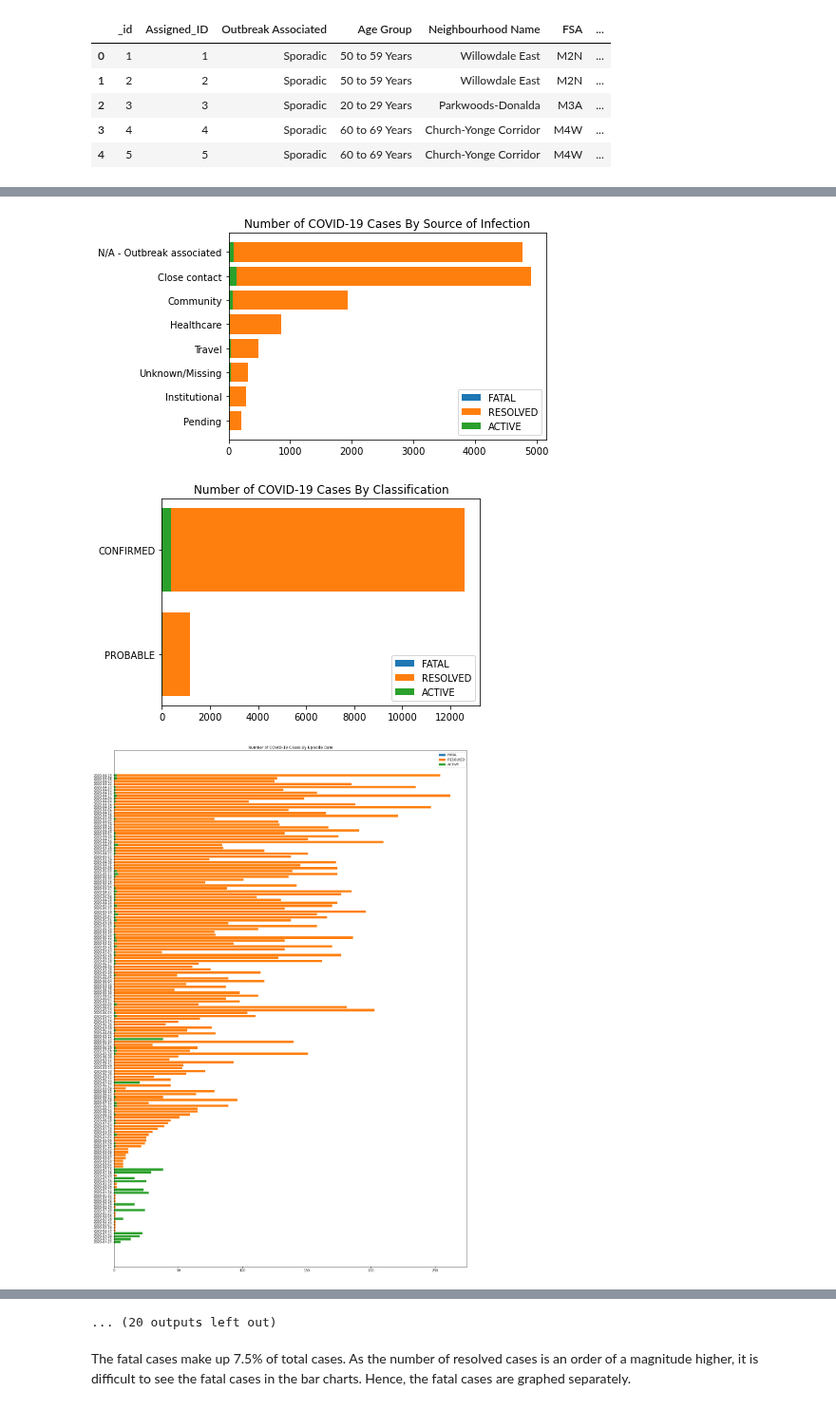
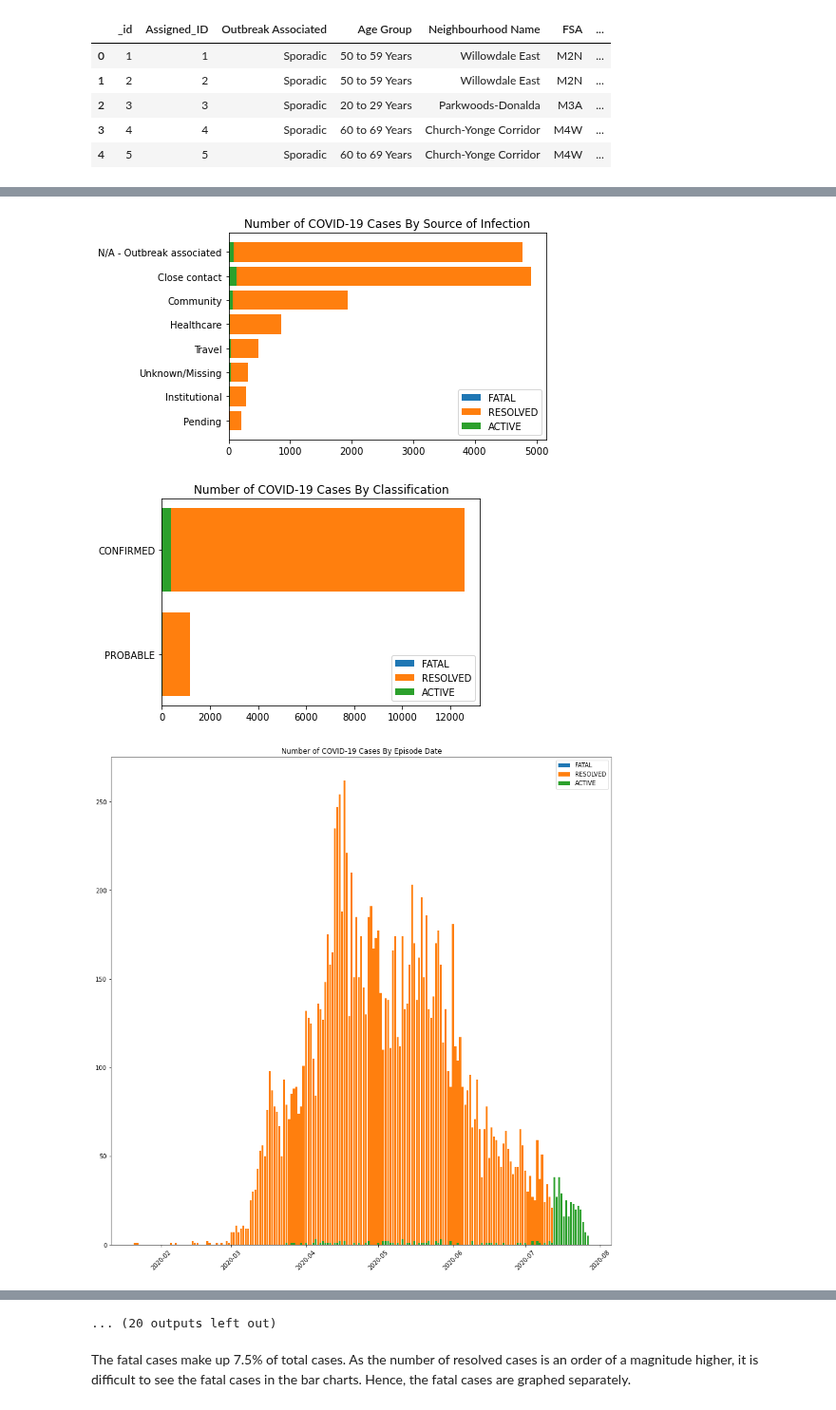
Before and after one commit to adrienne-siu/toronto_covid-19_cases_project, a Jupyter notebook: toronto_covid_notebook.ipynb, the cells around one changed output, grey strips where cells are left out. Shown at 95% size. Drawn from its saved outputs; the diff is of its cells as text; code cells hidden in the pictures.

Commit message:
Dates sorted for bar plots.

```diff
--- a/toronto_covid_notebook.ipynb
+++ b/toronto_covid_notebook.ipynb
@@ -54,3 +86,27 @@ covid_data.head()
+# %%
+# Change Episode Date and Reported Date columns to datetimes
+covid_data = change_to_datetime(covid_data)
+
+#covid_data['Episode Date'].dt.strftime('%m')
+
+
+
+# date_obj = ['str']*len(covid_data['Episode Date'])
+# for i in range(len(covid_data['Episode Date'])):
+#     #print(i)
+#     date_obj[i] = dt.strptime(covid_data['Episode Date'][i], '%Y-%m-%d')
+
+# entry, entry_vc = get_filtered_entries_and_value_counts_from_column('Outcome', 'Outcome', 'FATAL')
+
+# fig = plt.figure(figsize=(20,30))
+# plt.barh(entry, entry_vc)
+
+# # Invert the y-axis so that the order of the entries is from top to bottom
+# plt.gca().invert_yaxis()
+# plt.title('Number of COVID-19 Cases By ')
+# plt.legend('Outcome')
+# plt.show()
+# print('Done')
 # %%
 # Function to obtain filtered entries in dataset
 # Input: column_name is a string for the name of the column, e.g. 'Outbreak', 'Age Group'
@@ -79,6 +135,8 @@ def create_filtered_bar_chart(column_name, filter_column, filter_entry_list, fig
     if fig_size == 'large':
         fig = plt.figure(figsize=(20,30))
         #plt.xticks(rotation=90)
+    elif fig_size == 'medium':
+        fig = plt.figure(figsize=(15,15))
     else:
         fig = plt.figure()
 
@@ -90,11 +148,16 @@ def create_filtered_bar_chart(column_name, filter_column, filter_entry_list, fig
         entry_list.append(entry)
         entry_vc_list.append(entry_vc)
         # Create a bar stacked for each filtered entry, e.g. 'Fatal', 'Active', 'Resolved'
-        #plt.bar(entry_list[i], entry_vc_list[i])
-        plt.barh(entry_list[i], entry_vc_list[i])
+        # Make vertical bar charts for Episode Date and Reported Date columns
+        if column_name == 'Episode Date' or column_name == 'Reported Date':
+            plt.bar(entry_list[i], entry_vc_list[i])
+            plt.xticks(rotation=45)
+        # Otherwise make horizontal bar charts
+        else:
+            plt.barh(entry_list[i], entry_vc_list[i])
+            # Invert the y-axis so that the order of the entries is from top to bottom
+            plt.gca().invert_yaxis()
 
-    # Invert the y-axis so that the order of the entries is from top to bottom
-    plt.gca().invert_yaxis()
     plt.title('Number of COVID-19 Cases By ' + column_name)
     plt.legend(filter_entry_list)
     plt.show()
@@ -116,8 +179,10 @@ for j in range(len(filter_entry_list)):
     for column in columns_no_IDs:
         #create_bar_chart(column)
         # Figure size
-        if column == 'Neighbourhood Name' or column == 'FSA' or column == 'Episode Date' or column == 'Reported Date':
+        if column == 'Neighbourhood Name' or column == 'FSA': # or column == 'Episode Date' or column == 'Reported Date':
             fig_size = 'large'
+        elif column == 'Episode Date' or column == 'Reported Date':
+            fig_size = 'medium'
         else:
             fig_size = 'normal'
 
@@ -130,3 +195,3 @@ for j in range(len(filter_entry_list)):
 [figure]
 [figure]
-[figure, old version]
+[figure, new version]
```
Also changed, not shown: parts of 10 cells of this notebook.
